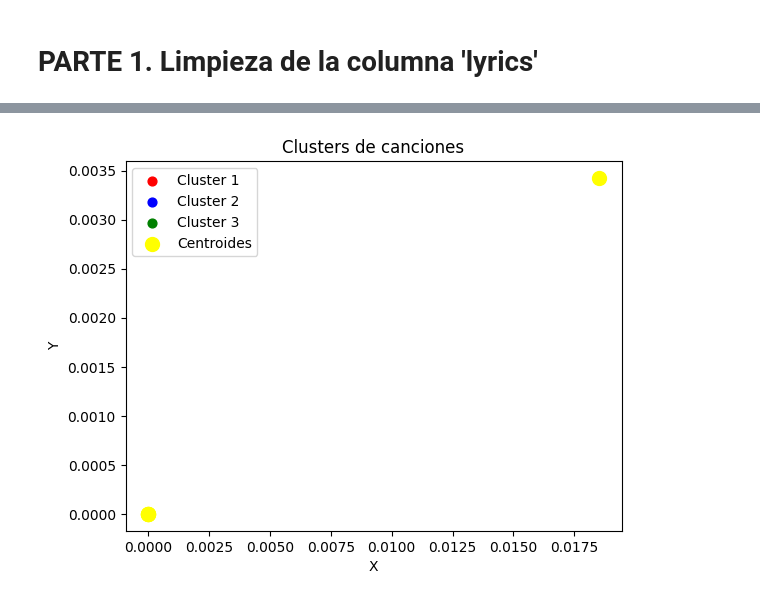
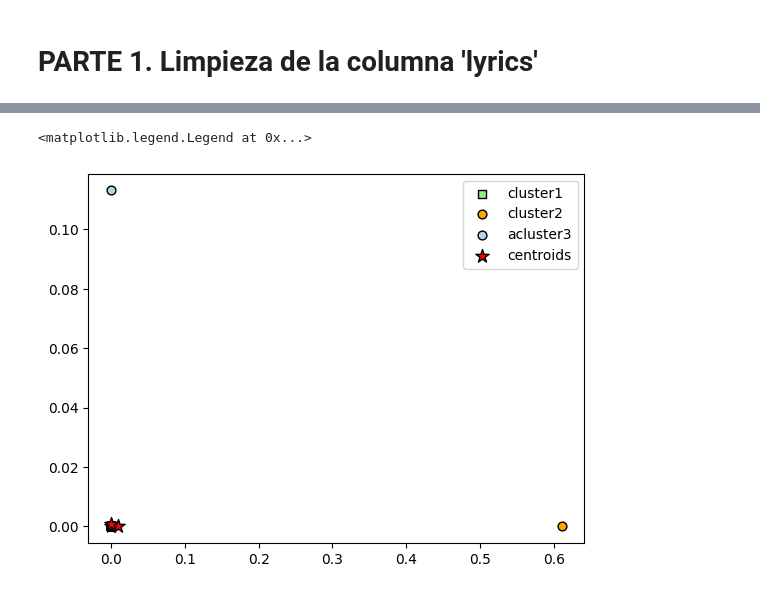
Before and after one commit to Liam-Nova/BIT_IA_Bootcamp, a Jupyter notebook: S8_C5_PLN_lyrics.ipynb, the cells around one changed output, grey strips where cells are left out. Cells and saved outputs as stored; diff of their text form; code cells hidden in the pictures.

```diff
--- a/S8_C5_PLN_lyrics.ipynb
+++ b/S8_C5_PLN_lyrics.ipynb
@@ -137,20 +189,20 @@ import matplotlib.pyplot as plt
 # %%
-km = KMeans(n_clusters=5,
-            init = 'random',
-            n_init = 12,
-            max_iter = 300,
-            tol = 1e-04,
-            random_state =(0) )
+km = KMeans(n_clusters = 3,
+             init='random',
+             n_init=12,
+             max_iter=300,
+             tol = 1e-04,
+            random_state=0)
+
+
+
 y_km = km.fit_predict(X)
 
-plt.scatter(X[y_km == 0, 0], X[y_km == 0, 1], s = 40, c = 'red', label = 'Cluster 1')
-plt.scatter(X[y_km == 1, 0], X[y_km == 1, 1], s = 40, c = 'blue', label = 'Cluster 2')
-plt.scatter(X[y_km == 2, 0], X[y_km == 2, 1], s = 40, c = 'green', label = 'Cluster 3')
-plt.scatter(km.cluster_centers_[:, 0], km.cluster_centers_[:, 1], s = 100, c = 'yellow', label = 'Centroides')
-plt.title('Clusters de canciones')
-plt.xlabel('X')
-plt.ylabel('Y')
-plt.legend()
-plt.show()
+plt.scatter(X[y_km==0,0], X[y_km==0,1], s=40, c='lightgreen', marker='s', edgecolors='black', label = 'cluster1')
+plt.scatter(X[y_km==1,0], X[y_km==1,1], s=40, c='orange', marker='o', edgecolor='black', label='cluster2')
+plt.scatter(X[y_km==2,0], X[y_km==2,1], s=40, c='lightblue', marker='o', edgecolor='black', label='acluster3')
+plt.scatter(km.cluster_centers_[:,0], km.cluster_centers_[:,1], s=100, marker='*', c='red', edgecolor='black', label='centroids')
+plt.legend(scatterpoints=1)
 # %% [output]
+<matplotlib.legend.Legend at 0x...>
-[figure, old version]
+[figure, new version]
```
Also changed, not shown: parts of 25 cells of this notebook.
